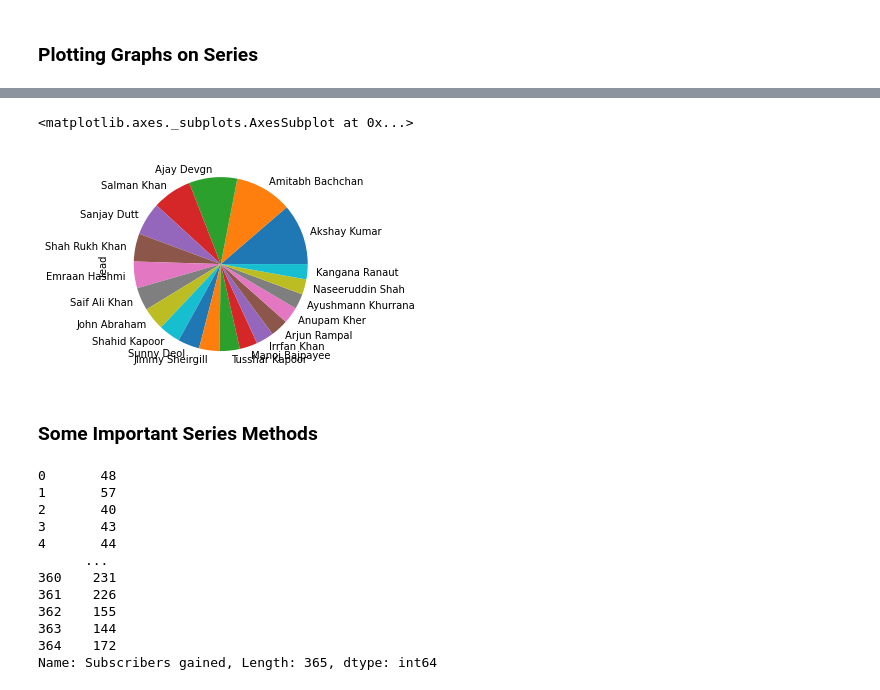
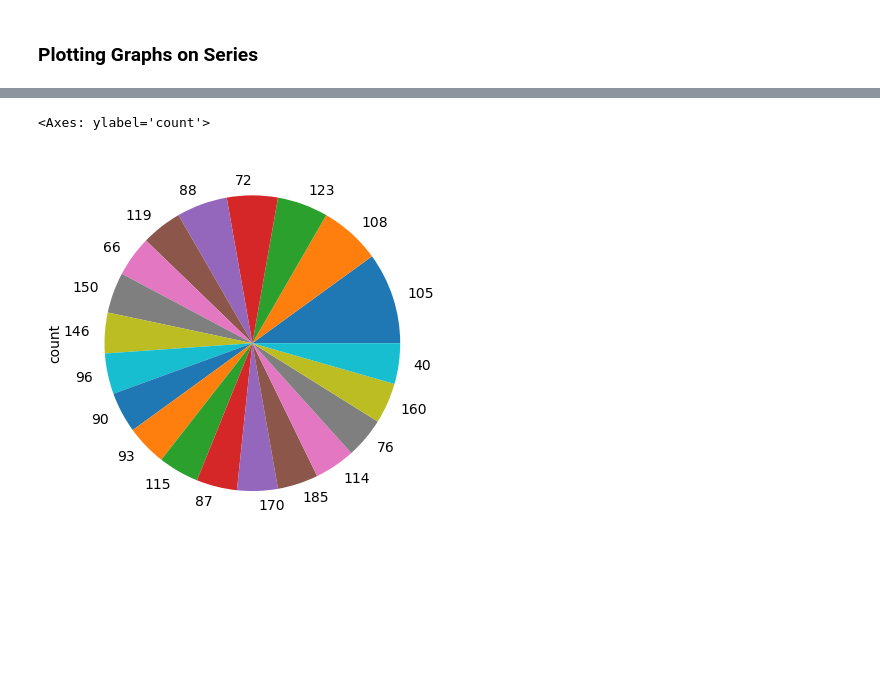
Before and after one commit to VishalYadav2858/DelightX, a Jupyter notebook: AI_Eng/pandas/Pandas.ipynb, the cells around one changed output, grey strips where cells are left out. Drawn from its saved outputs; the diff is of its cells as text; code cells hidden in the pictures; blank space fills up the shorter version.

```diff
--- a/AI_Eng/pandas/Pandas.ipynb
+++ b/AI_Eng/pandas/Pandas.ipynb
@@ -140,6 +145,11 @@ subs
 Name: Subscribers gained, Length: 365, dtype: int64
 # %%
 # with 2 cols
-vk = pd.read_csv('/content/kohli_ipl.csv',index_col='match_no',squeeze=True)
-vk
+import pandas as pd
+import numpy as np
+
+subs = pd.read_csv('/Users/vishalyadav/Documents/College/Full_STACK_AI/AI_Eng/pandas/subs.csv')
+
+subs = subs.squeeze()
+print(type(subs))
 # %% [output]
@@ -445,6 +477,6 @@ movies['2 States (2014 film)']
 ### Editing Series
 # %%
 # using indexing
-marks_series[1] = 100
-marks_series
+subs.iloc[[1,2], 0] = [100, 12]
+subs
 # %% [output]
@@ -656,7 +724,6 @@ subs.plot()
 # %%
-movies.value_counts().head(20).plot(kind='pie')
+subs.value_counts().head(20).plot(kind='pie')
+# movies.plot(kind='pie')
 # %% [output]
-<matplotlib.axes._subplots.AxesSubplot at 0x...>
+<Axes: ylabel='count'>
-[figure, old version]
+[figure, new version]
-# %% [markdown]
-### Some Important Series Methods
@@ -677,16 +729,0 @@ import pandas as pd
-# %%
-subs = pd.read_csv('/content/subs.csv',squeeze=True)
-subs
-# %% [output]
-0       48
-1       57
-2       40
-3       43
-4       44
-      ...
-360    231
-361    226
-362    155
-363    144
-364    172
-Name: Subscribers gained, Length: 365, dtype: int64
```
Also changed, not shown: parts of 267 cells of this notebook, 8 other files.
